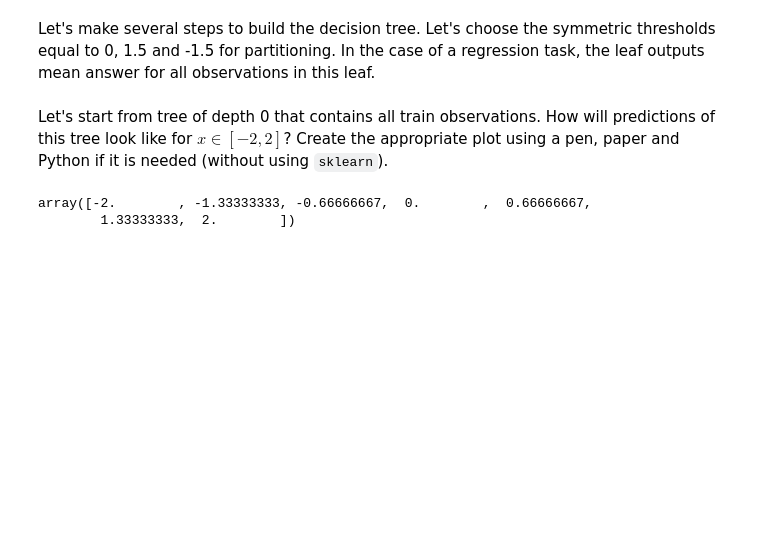
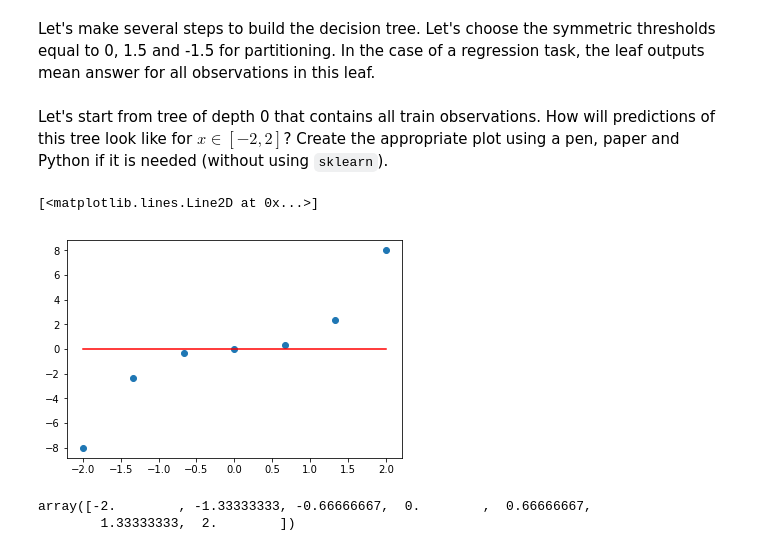
Before and after one commit to yy-nm/mard_learning_mlcourse.ai, a Jupyter notebook: assignment_3/assignment3_decision_trees.ipynb, the cells around one changed output. Saved outputs shown, nothing was run; the diff lists cells and outputs as text; code cells hidden in the pictures; blank space fills up the shorter version.

```diff
--- a/assignment_3/assignment3_decision_trees.ipynb
+++ b/assignment_3/assignment3_decision_trees.ipynb
@@ -37,3 +39,12 @@ Let's start from tree of depth 0 that contains all train observations. How will
+# %%
+xx = np.linspace(-2, 2, 10)
+xx_prediction = [np.mean(y) for x in xx]
+
+plt.scatter(X, y)
+plt.plot(xx, xx_prediction, color='red')
+# %% [output]
+[<matplotlib.lines.Line2D at 0x...>]
+[figure, added]
 # %%
 import warnings
 warnings.filterwarnings('ignore')
```
Also changed, not shown: parts of 24 cells of this notebook, 2 other files.
